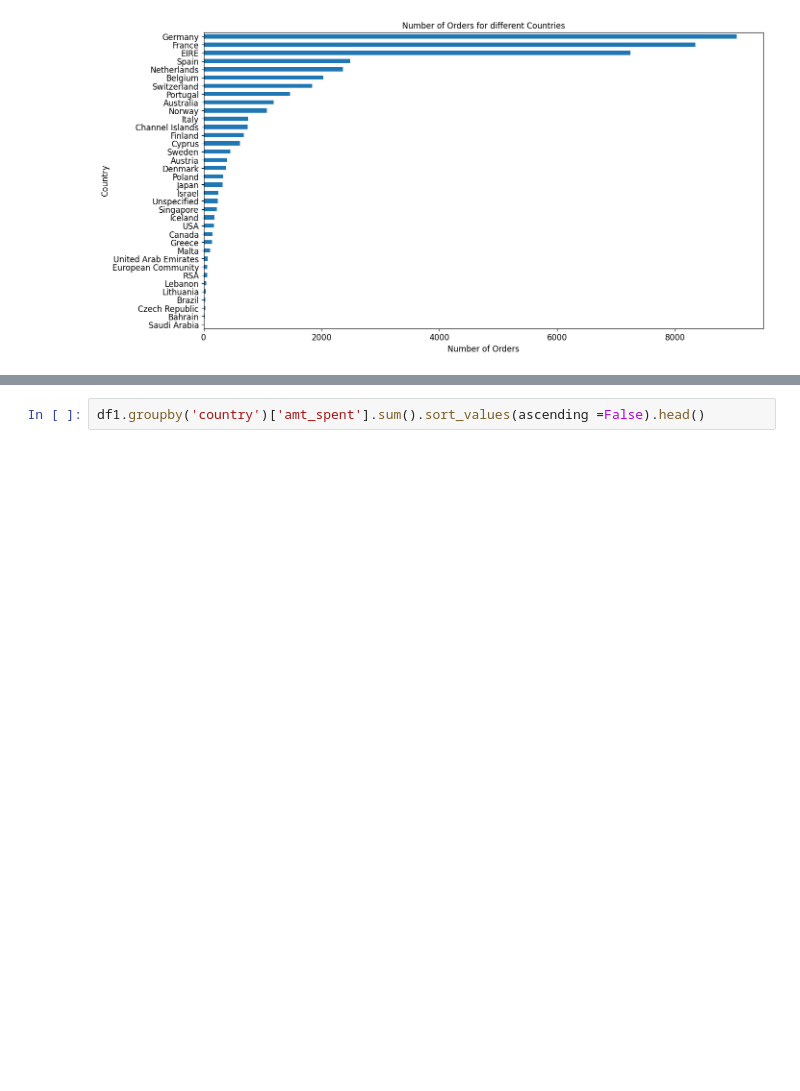
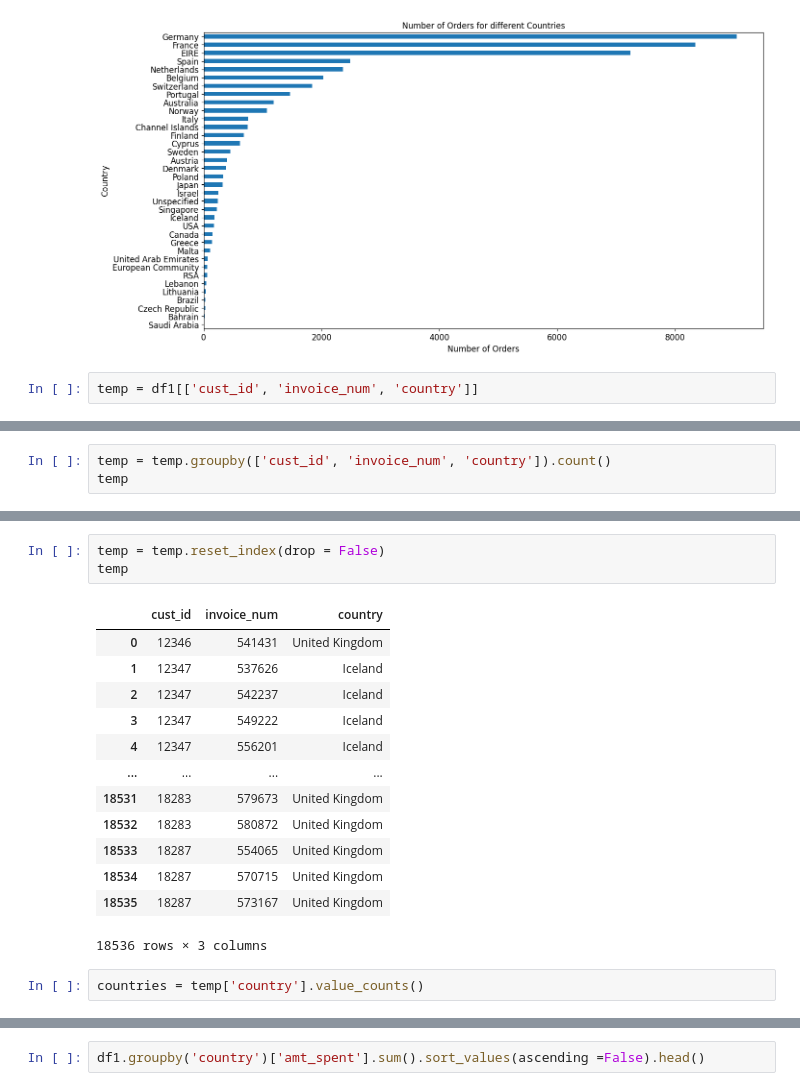
Before and after one commit to ilajnae/eda-ecommerce, a Jupyter notebook: 1.ecommerce-eda-scenerios/notebook.ipynb, the cells around one changed output, grey strips where cells are left out. Drawn from its saved outputs; the diff is of its cells as text; blank space fills up the shorter version.

Commit message:
eda on country wise order details

```diff
--- a/1.ecommerce-eda-scenerios/notebook.ipynb
+++ b/1.ecommerce-eda-scenerios/notebook.ipynb
@@ -501,3 +506,5 @@ plt.title('Number of Orders for different Countries', fontsize=12)
 plt.show()
 # %% [output]
 [figure]
+# %%
+temp = df1[['cust_id', 'invoice_num', 'country']]
@@ -503,0 +520,3 @@ plt.show()
+# %%
+temp = temp.groupby(['cust_id', 'invoice_num', 'country']).count()
+temp
@@ -503,0 +538,19 @@ plt.show()
+# %%
+temp = temp.reset_index(drop = False)
+temp
+# %% [output]
+|  | cust_id | invoice_num | country |
+| 0 | 12346 | 541431 | United Kingdom |
+| 1 | 12347 | 537626 | Iceland |
+| 2 | 12347 | 542237 | Iceland |
+| 3 | 12347 | 549222 | Iceland |
+| 4 | 12347 | 556201 | Iceland |
+| ... | ... | ... | ... |
+| 18531 | 18283 | 579673 | United Kingdom |
+| 18532 | 18283 | 580872 | United Kingdom |
+| 18533 | 18287 | 554065 | United Kingdom |
+| 18534 | 18287 | 570715 | United Kingdom |
+| 18535 | 18287 | 573167 | United Kingdom |
+18536 rows × 3 columns
+# %%
+countries = temp['country'].value_counts()
```
Also changed, not shown: parts of 16 cells of this notebook, 1 other file.
